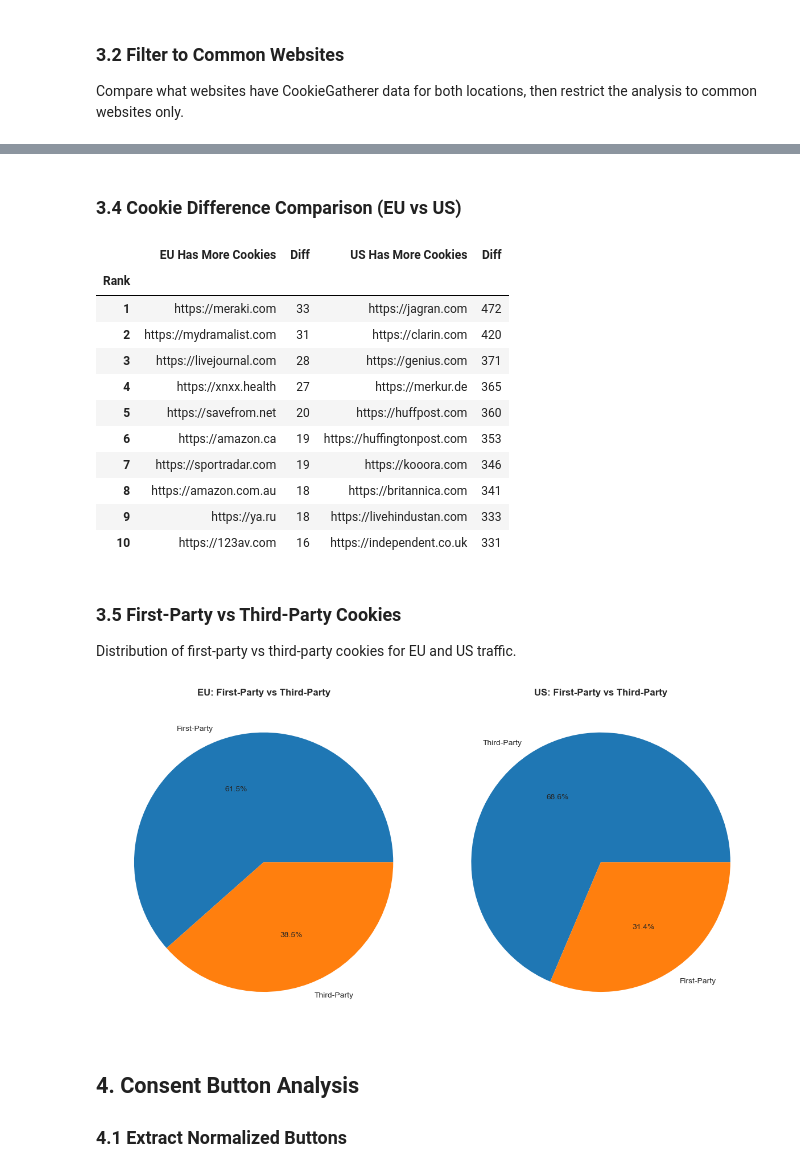
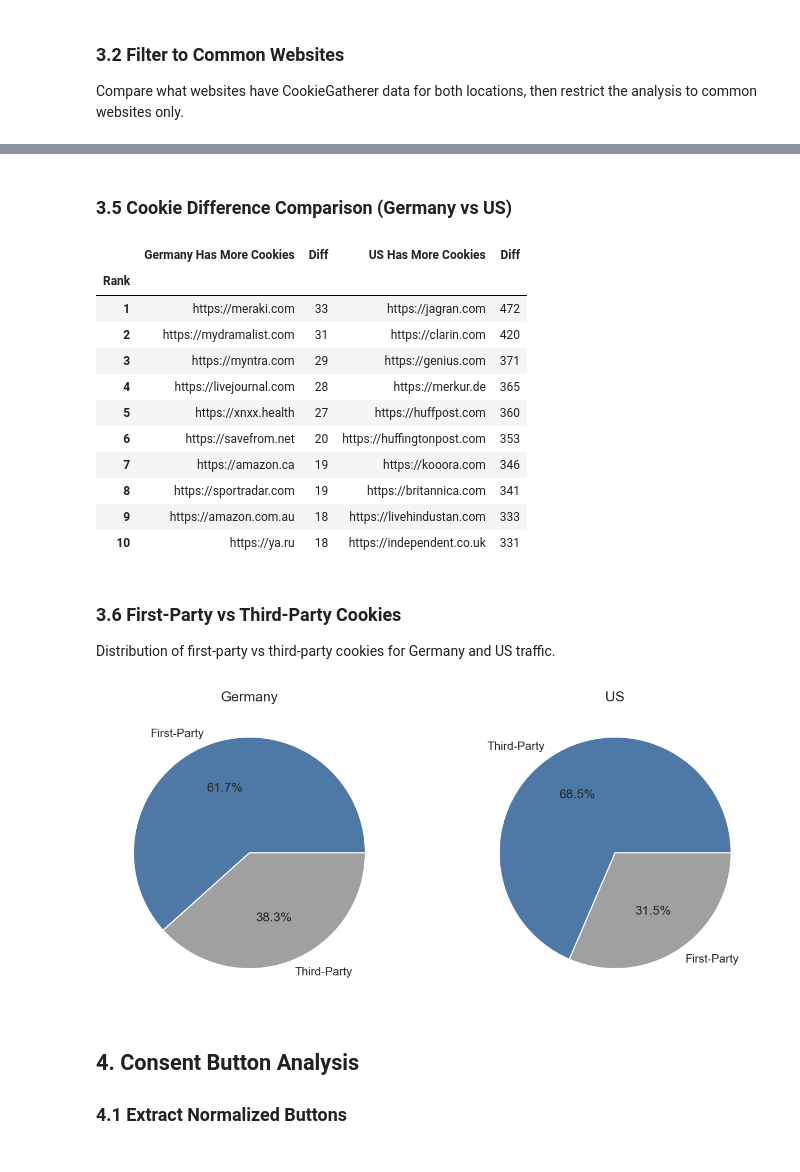
Before and after one commit to FlyinHedgehog/consent-observatory-tool-analysis, a Jupyter notebook: notebooks/results_analysis.ipynb, the cells around one changed output, grey strips where cells are left out. Drawn from its saved outputs; the diff is of its cells as text; code cells hidden in the pictures.

```diff
--- a/notebooks/results_analysis.ipynb
+++ b/notebooks/results_analysis.ipynb
@@ -20,11 +20,27 @@ DATA_DIR = Path(r'../data/')
 EXAMPLES_DIR = DATA_DIR / 'examples'
 OUTPUT_DIR = DATA_DIR / 'output'
 
-# plot style
+# --- Academic plot style ---
 plt.style.use('seaborn-v0_8-whitegrid')
-plt.rcParams['figure.figsize'] = (10, 5)
-plt.rcParams['font.size'] = 10
-COLORS = {'EU': '#003399', 'US': '#B22234'}
+plt.rcParams.update({
+    'figure.figsize': (7, 4),           # good for single column
+    'figure.dpi': 150,                  # high quality display
+    'savefig.dpi': 300,                 # publication quality export
+    'font.size': 11,
+    'axes.titlesize': 12,
+    'axes.labelsize': 11,
+    'xtick.labelsize': 10,
+    'ytick.labelsize': 10,
+    'legend.fontsize': 10,
+    'axes.spines.top': False,           # clean look
+    'axes.spines.right': False,
+    'axes.grid': True,
+    'grid.alpha': 0.3,
+    'font.family': 'sans-serif',
+})
+
+# Colorblind-friendly palette (Okabe-Ito)
+COLORS = {'Germany': '#0072B2', 'US': '#D55E00'}  # blue and vermillion
 
 print("Setup complete.")
 # %% [output]
@@ -320,16 +323,16 @@ display(most_cookies_table)
 | 9 | https://pendo.io | 68 | https://kooora.com | 356 |
 | 10 | https://yandex.ru | 66 | https://britannica.com | 353 |
 # %% [markdown]
-### 3.4 Cookie Difference Comparison (EU vs US)
+### 3.5 Cookie Difference Comparison (Germany vs US)
 # %%
 # merge all counts, fill missing with 0
 merged = pd.merge(eu_counts, us_counts, on='website', how='outer').fillna(0)
 
-# calculate where EU has more cookies
+# calculate where Germany has more cookies
 eu_more = merged[merged['count_eu'] > merged['count_us']].copy()
 eu_more['diff'] = (eu_more['count_eu'] - eu_more['count_us']).astype(int)
 eu_more_top = eu_more.sort_values(by='diff', ascending=False)[['website', 'diff']].head(10).reset_index(drop=True)
-eu_more_top.columns = ['EU Has More Cookies', 'Diff']
+eu_more_top.columns = ['Germany Has More Cookies', 'Diff']
 
 # calculate where US has more
 us_more = merged[merged['count_us'] > merged['count_eu']].copy()
@@ -344,61 +347,68 @@ diff_table.index.name = 'Rank'
 
 display(diff_table)
 # %% [output]
-|  | EU Has More Cookies | Diff | US Has More Cookies | Diff |
+|  | Germany Has More Cookies | Diff | US Has More Cookies | Diff |
 | Rank |  |  |  |  |
 | 1 | https://meraki.com | 33 | https://jagran.com | 472 |
 | 2 | https://mydramalist.com | 31 | https://clarin.com | 420 |
-| 3 | https://livejournal.com | 28 | https://genius.com | 371 |
-| 4 | https://xnxx.health | 27 | https://merkur.de | 365 |
-| 5 | https://savefrom.net | 20 | https://huffpost.com | 360 |
-| 6 | https://amazon.ca | 19 | https://huffingtonpost.com | 353 |
-| 7 | https://sportradar.com | 19 | https://kooora.com | 346 |
-| 8 | https://amazon.com.au | 18 | https://britannica.com | 341 |
-| 9 | https://ya.ru | 18 | https://livehindustan.com | 333 |
-| 10 | https://123av.com | 16 | https://independent.co.uk | 331 |
+| 3 | https://myntra.com | 29 | https://genius.com | 371 |
+| 4 | https://livejournal.com | 28 | https://merkur.de | 365 |
+| 5 | https://xnxx.health | 27 | https://huffpost.com | 360 |
+| 6 | https://savefrom.net | 20 | https://huffingtonpost.com | 353 |
+| 7 | https://amazon.ca | 19 | https://kooora.com | 346 |
+| 8 | https://sportradar.com | 19 | https://britannica.com | 341 |
+| 9 | https://amazon.com.au | 18 | https://livehindustan.com | 333 |
+| 10 | https://ya.ru | 18 | https://independent.co.uk | 331 |
 # %% [markdown]
-### 3.5 First-Party vs Third-Party Cookies
+### 3.6 First-Party vs Third-Party Cookies
 
-Distribution of first-party vs third-party cookies for EU and US traffic.
+Distribution of first-party vs third-party cookies for Germany and US traffic.
 # %%
 def categorize_party(row):
     # extract the hostname from the website_url and remove 'www.' if present
     url_host = str(urlparse(row['website_url']).hostname).removeprefix('www.')
 
     # clean the cookie domain by removing leading dots AND 'www.' if present
     cookie_domain = str(row['domain']).lstrip('.').removeprefix('www.')
 
     # if it's an exact match OR a valid subdomain match, it's First-Party
     if url_host == cookie_domain or url_host.endswith('.' + cookie_domain):
         return 'First-Party'
     else:
         return 'Third-Party'
 
 # this creates a new column called 'party', first-party/third-party
 df_eu_cookies['party'] = df_eu_cookies.apply(categorize_party, axis=1)
 df_us_cookies['party'] = df_us_cookies.apply(categorize_party, axis=1)
 
 # count the occurrences
 eu_party_counts = df_eu_cookies['party'].value_counts()
 us_party_counts = df_us_cookies['party'].value_counts()
 
-# plot pie charts
-fig, axes = plt.subplots(1, 2, figsize=(12, 6))
-# Plot EU
+# plot pie charts with academic styling
+fig, axes = plt.subplots(1, 2, figsize=(9, 4))
+pie_colors = ['#4E79A7', '#A0A0A0']  # muted blue and gray
+
+# Plot Germany
 axes[0].pie(eu_party_counts,
             labels=eu_party_counts.index,
-            autopct='%1.1f%%')
-axes[0].set_title('EU: First-Party vs Third-Party', fontweight='bold')
+            autopct='%1.1f%%',
+            colors=pie_colors,
+            wedgeprops={'edgecolor': 'white', 'linewidth': 1})
+axes[0].set_title('Germany')
+
 # Plot US
 axes[1].pie(us_party_counts,
             labels=us_party_counts.index,
-            autopct='%1.1f%%')
-axes[1].set_title('US: First-Party vs Third-Party', fontweight='bold')
+            autopct='%1.1f%%',
+            colors=pie_colors,
+            wedgeprops={'edgecolor': 'white', 'linewidth': 1})
+axes[1].set_title('US')
 
 plt.tight_layout()
 plt.show()
 # %% [output]
-[figure, old version]
+[figure, new version]
 # %% [markdown]
 ## 4. Consent Button Analysis
 
```
Also changed, not shown: parts of 31 cells of this notebook.
